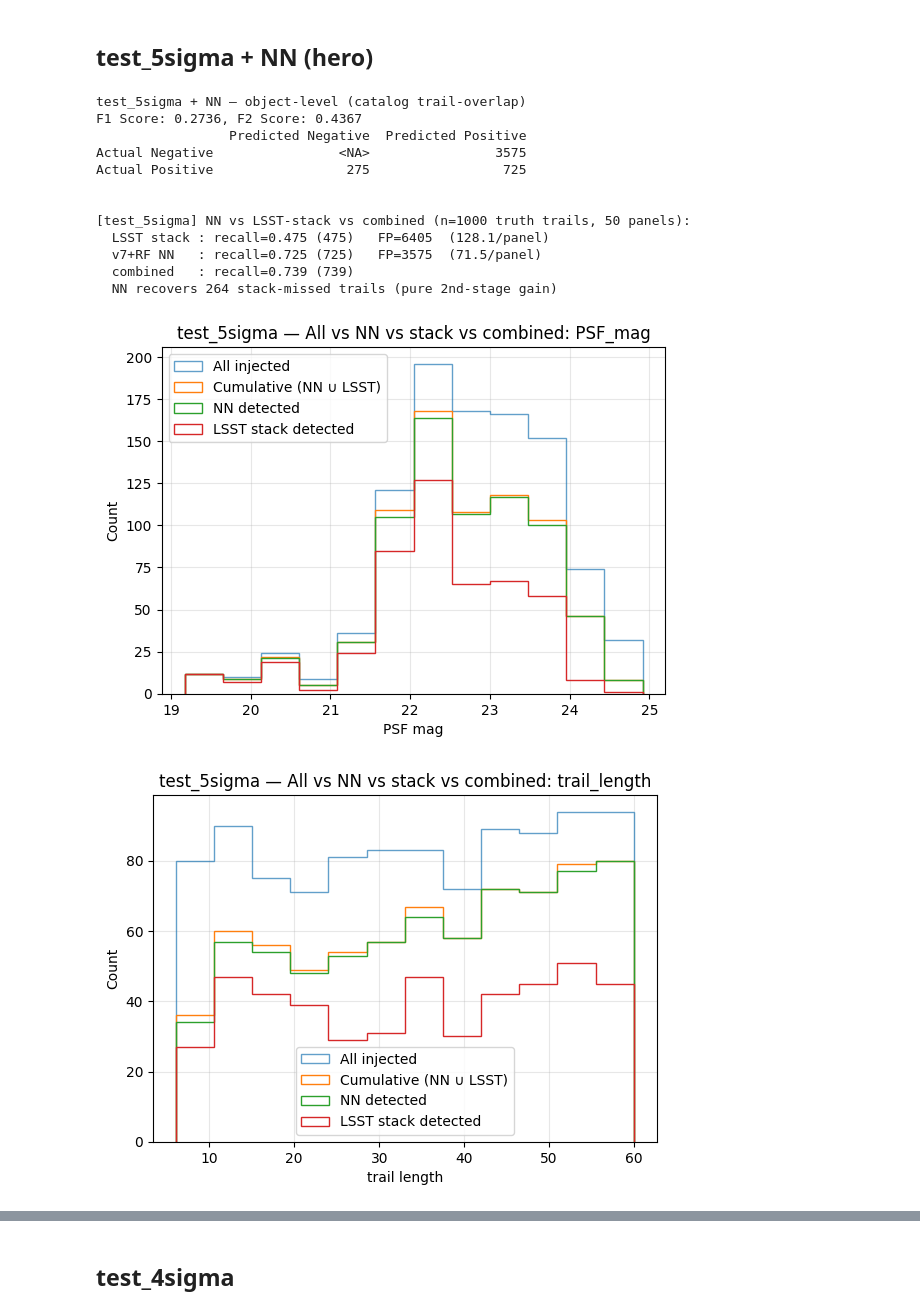
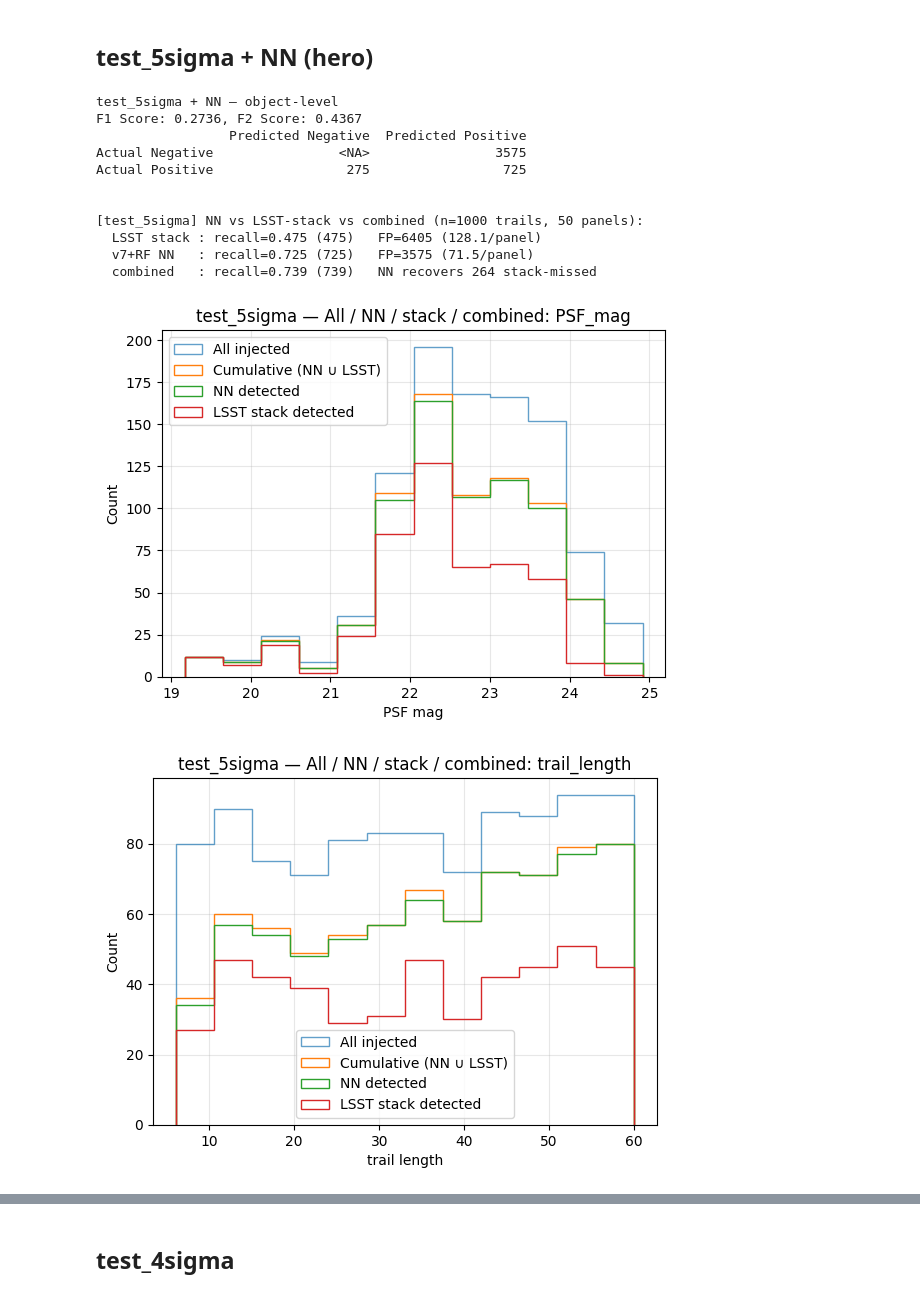
Before and after one commit to dirac-institute/Asteroid_detection_CNN, a Jupyter notebook: Evaluation/Evaluation.ipynb, the cells around one changed output, grey strips where cells are left out. Saved outputs shown, nothing was run; the diff lists cells and outputs as text; code cells hidden in the pictures.

```diff
--- a/Evaluation/Evaluation.ipynb
+++ b/Evaluation/Evaluation.ipynb
@@ -59,25 +64,24 @@ RF cut = 0.5 | match tol = 20.0px | catalogs = /sdf/data/rubin/user/mrakovci/Pro
 ## test_5sigma + NN (hero)
 # %%
 counts, t, pairs, cat = evaluate_set('test_5sigma')
-show_confusion(counts, 'test_5sigma + NN — object-level (catalog trail-overlap)')
+show_confusion(counts, 'test_5sigma + NN — object-level')
 row = compare_methods('test_5sigma', counts, t)
 for field, kw in [('PSF_mag', {}), ('trail_length', {}), ('SNR', dict(xlim=[0,10], density=True))]:
-    evals.plot_detect_hist(t, field, bins=12, title='test_5sigma — All vs NN vs stack vs combined: '+field, **kw); plt.show()
+    evals.plot_detect_hist(t, field, bins=12, title='test_5sigma — All / NN / stack / combined: '+field, **kw); plt.show()
 evals.plot_completeness_2d(t, snr_bins=10, trail_bins=10, title='completeness (NN)'); plt.show()
 evals.plot_completeness_2d(t, snr_bins=10, trail_bins=10, detected=t['stack_detection'].values, title='completeness (LSST stack)'); plt.show()
 evals.plot_completeness_2d(t, snr_bins=10, trail_bins=10, detected=(~t['stack_detection'].values & t['nn_detected'].values.astype(bool)), title='NN-detected but NOT stack'); plt.show()
 # %% [output]
-test_5sigma + NN — object-level (catalog trail-overlap)
+test_5sigma + NN — object-level
 F1 Score: 0.2736, F2 Score: 0.4367
                  Predicted Negative  Predicted Positive
 Actual Negative                <NA>                3575
 Actual Positive                 275                 725
 
 
-[test_5sigma] NN vs LSST-stack vs combined (n=1000 truth trails, 50 panels):
-  LSST stack : recall=0.475 (475)   FP=6405  (128.1/panel)
-  v7+RF NN   : recall=0.725 (725)   FP=3575  (71.5/panel)
-  combined   : recall=0.739 (739)
-  NN recovers 264 stack-missed trails (pure 2nd-stage gain)
+[test_5sigma] NN vs LSST-stack vs combined (n=1000 trails, 50 panels):
+  LSST stack : recall=0.475 (475)   FP=6405 (128.1/panel)
+  v7+RF NN   : recall=0.725 (725)   FP=3575 (71.5/panel)
+  combined   : recall=0.739 (739)   NN recovers 264 stack-missed
-[figure, old version]
+[figure, new version]
-[figure, old version]
+[figure, new version]
```
Also changed, not shown: parts of 11 cells of this notebook.
